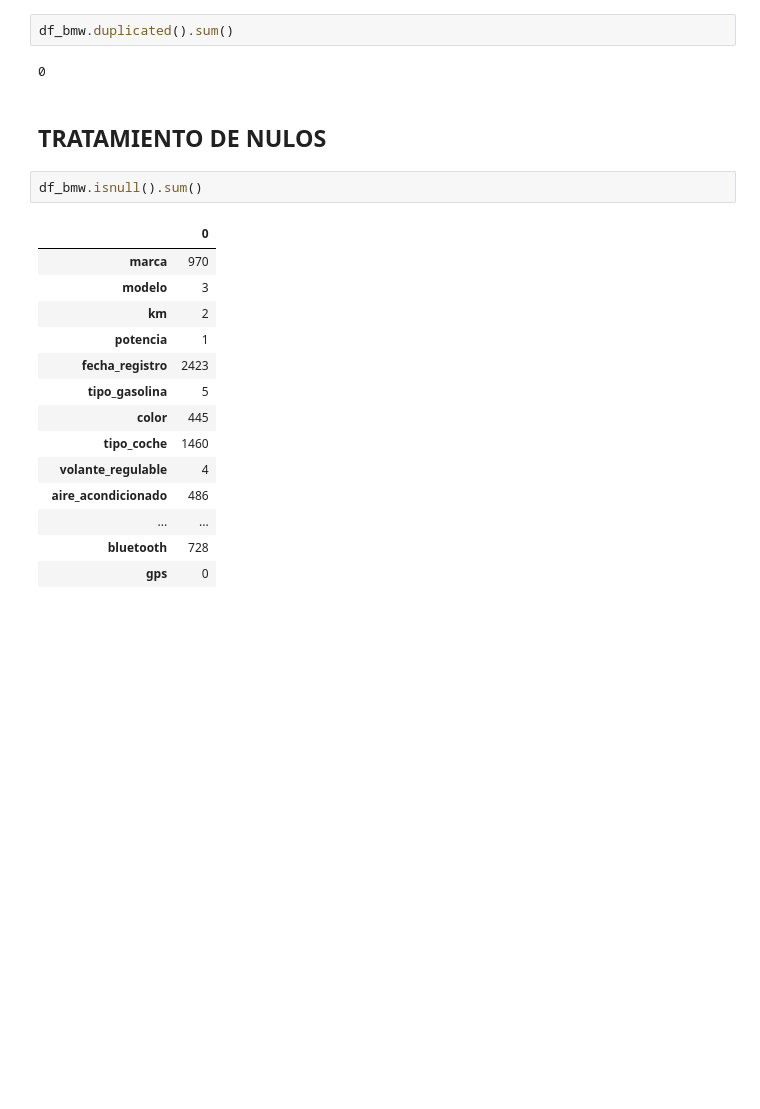
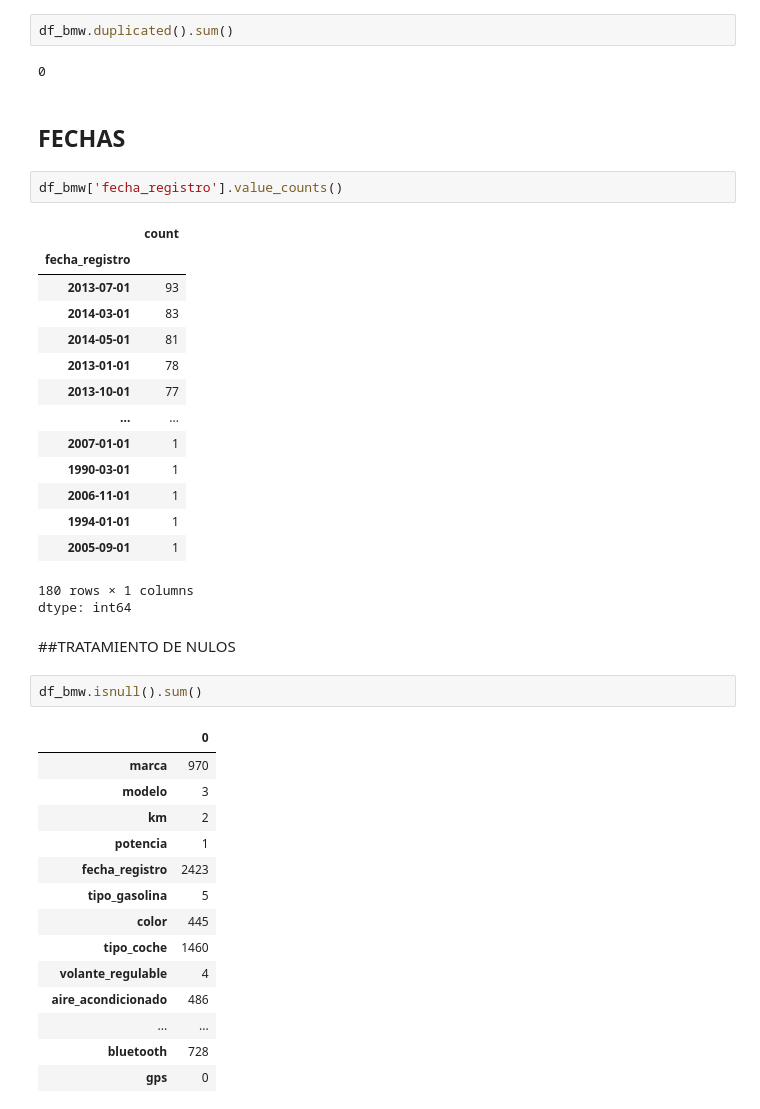
Before and after one commit to EnriqueQM/bmw-pricing-proyecto, a Jupyter notebook: BMW_Proyecto.ipynb, the cells around one changed output. Saved outputs shown, nothing was run; the diff lists cells and outputs as text; blank space fills up the shorter version.

```diff
--- a/BMW_Proyecto.ipynb
+++ b/BMW_Proyecto.ipynb
@@ -64,8 +64,28 @@ df_bmw.describe()
 df_bmw.duplicated().sum()
 # %% [output]
 0
+# %% [markdown]
+## FECHAS
+# %%
+df_bmw['fecha_registro'].value_counts()
+# %% [output]
+|  | count |
+| fecha_registro |  |
+| 2013-07-01 | 93 |
+| 2014-03-01 | 83 |
+| 2014-05-01 | 81 |
+| 2013-01-01 | 78 |
+| 2013-10-01 | 77 |
+| ... | ... |
+| 2007-01-01 | 1 |
+| 1990-03-01 | 1 |
+| 2006-11-01 | 1 |
+| 1994-01-01 | 1 |
+| 2005-09-01 | 1 |
+180 rows × 1 columns
+dtype: int64
 # %% [markdown]
-## TRATAMIENTO DE NULOS
+##TRATAMIENTO DE NULOS
 # %%
 df_bmw.isnull().sum()
 # %% [output]
```
Also changed, not shown: parts of 14 cells of this notebook.
